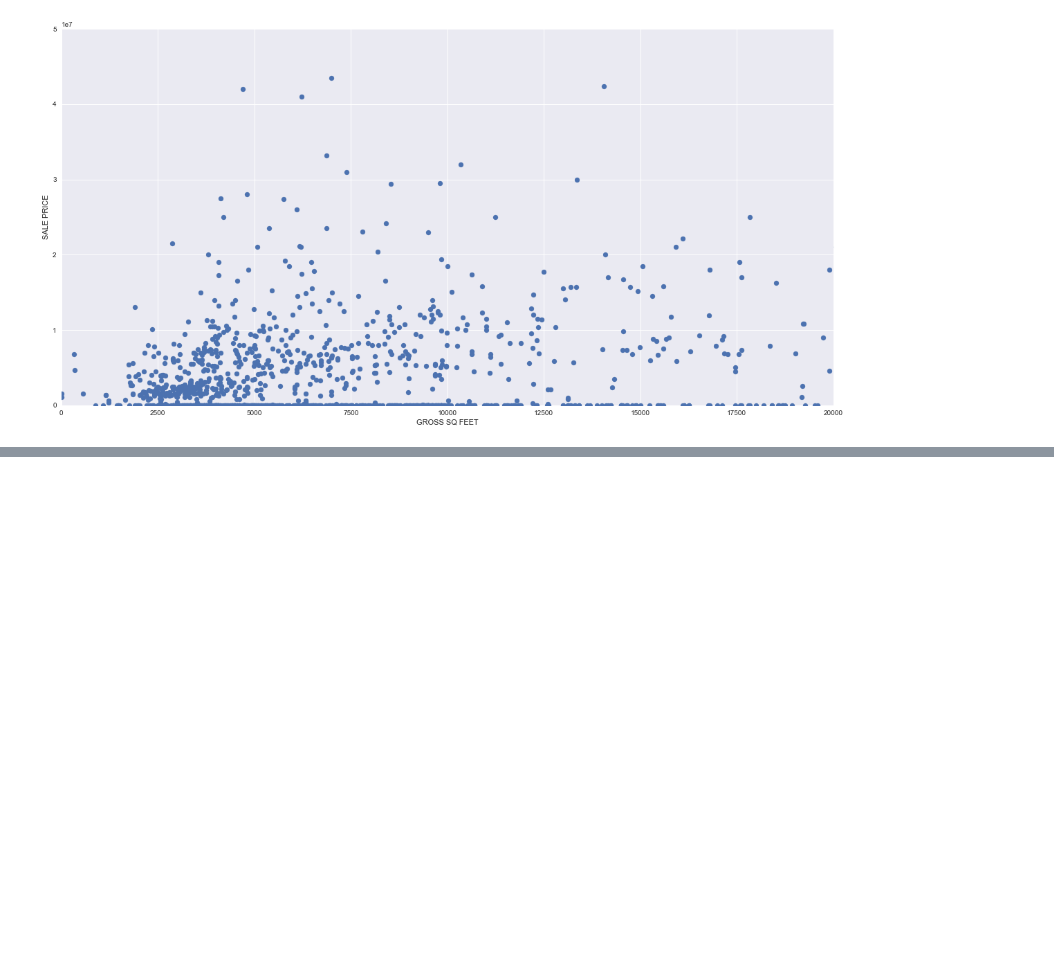
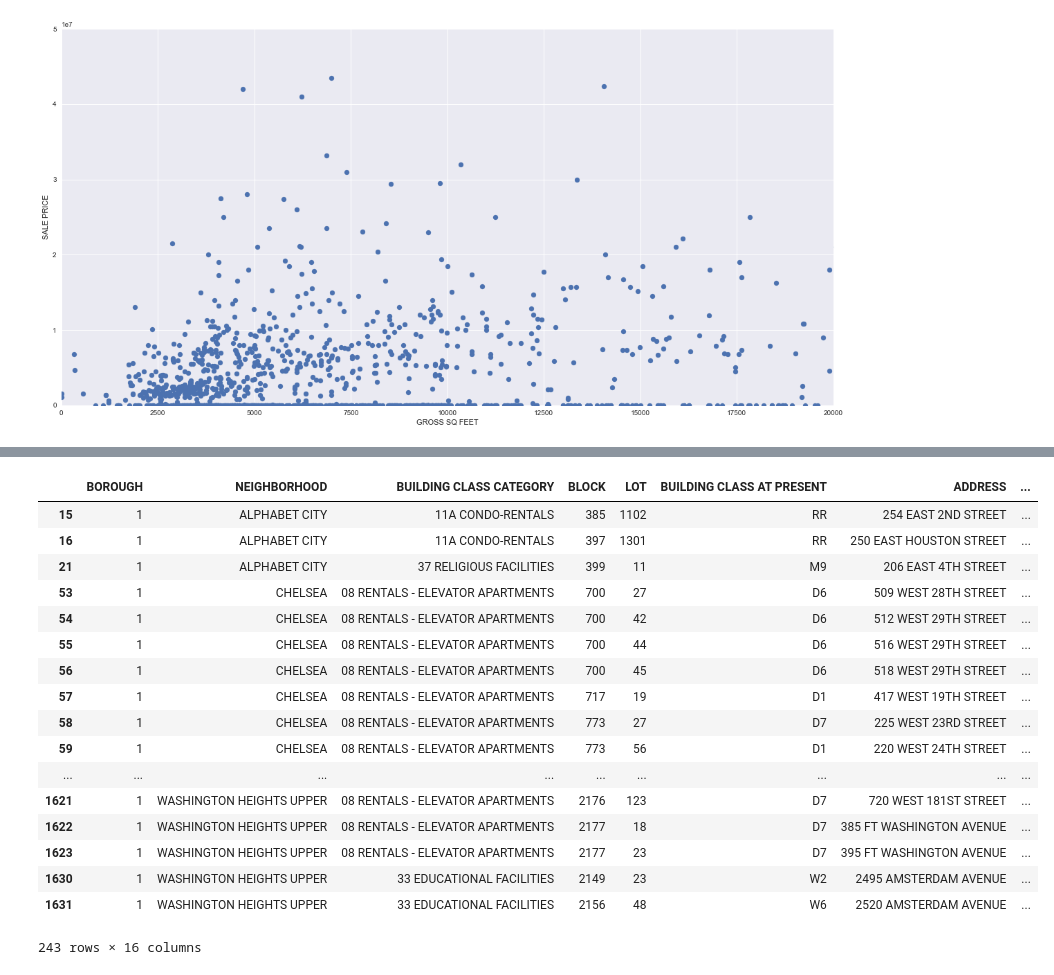
Before and after one commit to unchitta/f17-machine-learning-project, a Jupyter notebook: notebooks/05-manhattan-rolling-sales-exploratory-analysis.ipynb, the cells around one changed output, grey strips where cells are left out. Cells and saved outputs as stored; diff of their text form; code cells hidden in the pictures; blank space fills up the shorter version.

```diff
--- a/notebooks/05-manhattan-rolling-sales-exploratory-analysis.ipynb
+++ b/notebooks/05-manhattan-rolling-sales-exploratory-analysis.ipynb
@@ -82,0 +93,22 @@ plt.show()
+# %%
+extremely_large_properties = df[df['GROSS SQUARE FEET'] > 35000]
+extremely_large_properties
+# %% [output]
+|  | BOROUGH | NEIGHBORHOOD | BUILDING CLASS CATEGORY | BLOCK | LOT | BUILDING CLASS AT PRESENT | ADDRESS | ... |
+| 15 | 1 | ALPHABET CITY | 11A CONDO-RENTALS | 385 | 1102 | RR | 254 EAST 2ND STREET | ... |
+| 16 | 1 | ALPHABET CITY | 11A CONDO-RENTALS | 397 | 1301 | RR | 250 EAST HOUSTON STREET | ... |
+| 21 | 1 | ALPHABET CITY | 37 RELIGIOUS FACILITIES | 399 | 11 | M9 | 206 EAST 4TH STREET | ... |
+| 53 | 1 | CHELSEA | 08 RENTALS - ELEVATOR APARTMENTS | 700 | 27 | D6 | 509 WEST 28TH STREET | ... |
+| 54 | 1 | CHELSEA | 08 RENTALS - ELEVATOR APARTMENTS | 700 | 42 | D6 | 512 WEST 29TH STREET | ... |
+| 55 | 1 | CHELSEA | 08 RENTALS - ELEVATOR APARTMENTS | 700 | 44 | D6 | 516 WEST 29TH STREET | ... |
+| 56 | 1 | CHELSEA | 08 RENTALS - ELEVATOR APARTMENTS | 700 | 45 | D6 | 518 WEST 29TH STREET | ... |
+| 57 | 1 | CHELSEA | 08 RENTALS - ELEVATOR APARTMENTS | 717 | 19 | D1 | 417 WEST 19TH STREET | ... |
+| 58 | 1 | CHELSEA | 08 RENTALS - ELEVATOR APARTMENTS | 773 | 27 | D7 | 225 WEST 23RD STREET | ... |
+| 59 | 1 | CHELSEA | 08 RENTALS - ELEVATOR APARTMENTS | 773 | 56 | D1 | 220 WEST 24TH STREET | ... |
+| ... | ... | ... | ... | ... | ... | ... | ... | ... |
+| 1621 | 1 | WASHINGTON HEIGHTS UPPER | 08 RENTALS - ELEVATOR APARTMENTS | 2176 | 123 | D7 | 720 WEST 181ST STREET | ... |
+| 1622 | 1 | WASHINGTON HEIGHTS UPPER | 08 RENTALS - ELEVATOR APARTMENTS | 2177 | 18 | D7 | 385 FT WASHINGTON AVENUE | ... |
+| 1623 | 1 | WASHINGTON HEIGHTS UPPER | 08 RENTALS - ELEVATOR APARTMENTS | 2177 | 23 | D7 | 395 FT WASHINGTON AVENUE | ... |
+| 1630 | 1 | WASHINGTON HEIGHTS UPPER | 33 EDUCATIONAL FACILITIES | 2149 | 23 | W2 | 2495 AMSTERDAM AVENUE | ... |
+| 1631 | 1 | WASHINGTON HEIGHTS UPPER | 33 EDUCATIONAL FACILITIES | 2156 | 48 | W6 | 2520 AMSTERDAM AVENUE | ... |
+243 rows × 16 columns
```
Also changed, not shown: parts of 1 cell of this notebook.
